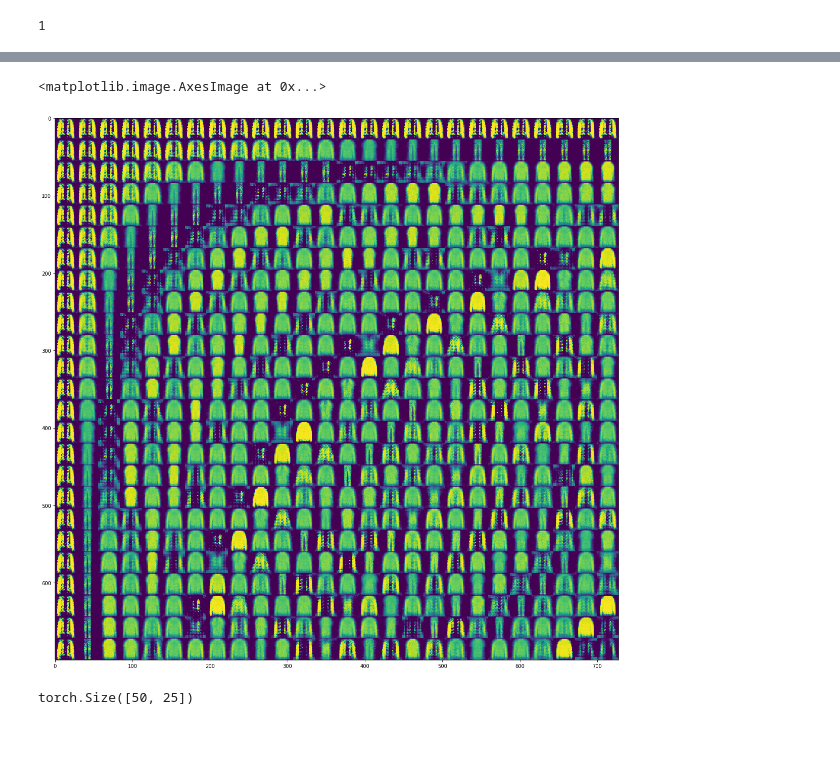
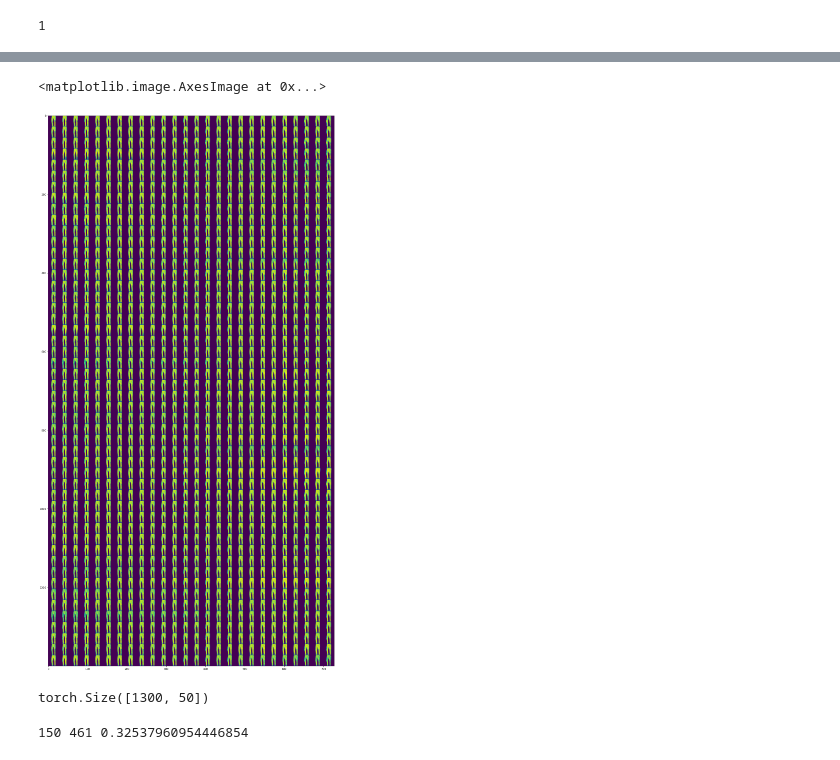
Before and after one commit to BenjaminEriksen95/VAEGen, a Jupyter notebook: VAE_Project-M1-Stef.ipynb, the cells around one changed output, grey strips where cells are left out. Cells and saved outputs as stored; diff of their text form; code cells hidden in the pictures.

Commit message:
visualization done

```diff
--- a/VAE_Project-M1-Stef.ipynb
+++ b/VAE_Project-M1-Stef.ipynb
@@ -39,7 +39,7 @@ from torchvision.transforms import ToTensor
 batch_size=32*8*2
 epochs=5
 learning_rate=1e-3
-latent_dim = 25
+latent_dim = 50
 device = torch.device('cuda' if torch.cuda.is_available() else 'cpu')
 #print layers, used for debugging
 NNprint_ = False
@@ -459,0 +485,5 @@ IndexError: index 625 is out of bounds for dimension 0 with size 625
+# %%
+for i in range(latent_dim):
+    for j in range(interpolate_dim):
+      print("row",i,"col",j)
+      print('from_r',i,'to_r',(i+1)*imsize,'from_c',j*imsize,'to_c',(j+1)*imsize,'smple_pic',(interpolate_dim*i)+j)
@@ -460,42 +508,43 @@ IndexError: index 625 is out of bounds for dimension 0 with size 625
 # %%
 latent_dim=latent_dim
 imsize=28
 interpolate_dim=26
-std_=40
+std_=4
 
 ztest, mutest, logvartest= model.encode(example_data.to(device),example_targets)
 test_data=torch.zeros(latent_dim*interpolate_dim,latent_dim)
 for i in range(test_data.shape[0]):
     test_data[i]=ztest[0]
 
 range_=np.zeros([latent_dim,interpolate_dim])
 for c,i in enumerate(ztest.std(0).cpu().detach().numpy()):
-    range_[c]=np.linspace(std_*i,-std_*i,int(interpolate_dim))
+    range_[c]=np.linspace(-std_*i,std_*i,int(interpolate_dim))
 
 for c in range(latent_dim*interpolate_dim):
     test_data[c][int(c/interpolate_dim)]=range_[int(c/interpolate_dim)][c%interpolate_dim]
-#     print(c,int(c/interpolate_dim),int(c/interpolate_dim),c%interpolate_dim)
+    # print(c,int(c/interpolate_dim),"_",int(c/interpolate_dim),c%interpolate_dim,"_",range_[int(c/interpolate_dim)][c%interpolate_dim])
+    # print(c,test_data[c].cpu().detach().numpy())
 smple_pic =model.sample(test_data.to(device))
 
 
 
 
 all_pics=np.zeros([imsize*latent_dim,imsize*interpolate_dim])
 for i in range(latent_dim):
     for j in range(interpolate_dim):
 #         print(i,j)
-        all_pics[i*imsize:(i+1)*imsize,j*imsize:(j+1)*imsize]=smple_pic[i*j][0].cpu().data
+        all_pics[i*imsize:(i+1)*imsize,j*imsize:(j+1)*imsize]=smple_pic[(interpolate_dim*i)+j][0].cpu().data
 fig = plt.figure()
 fig.set_figheight(40)
 fig.set_figwidth(20)
 plt.imshow(all_pics, interpolation='none')
 # %% [output]
 <matplotlib.image.AxesImage at 0x...>
-[figure, old version]
+[figure, new version]
 # %%
 test_data.shape
 # %% [output]
-torch.Size([50, 25])
+torch.Size([1300, 50])
 # %%
 # interpolate_dim=20
 
@@ -564,6 +613,8 @@ def test_classifier(classifier,testKNN_out,testKNN_in):
     print(error,test_n,error/test_n)
 
 test_classifier(classifier,testKNN_out,testKNN_in)
+# %% [output]
+150 461 0.32537960954446854
 # %%
 ztest, mutest, logvartest= model.encode(example_data.to(device),example_targets)
 test_data=torch.zeros(64,8)
```
Also changed, not shown: parts of 10 cells of this notebook.
